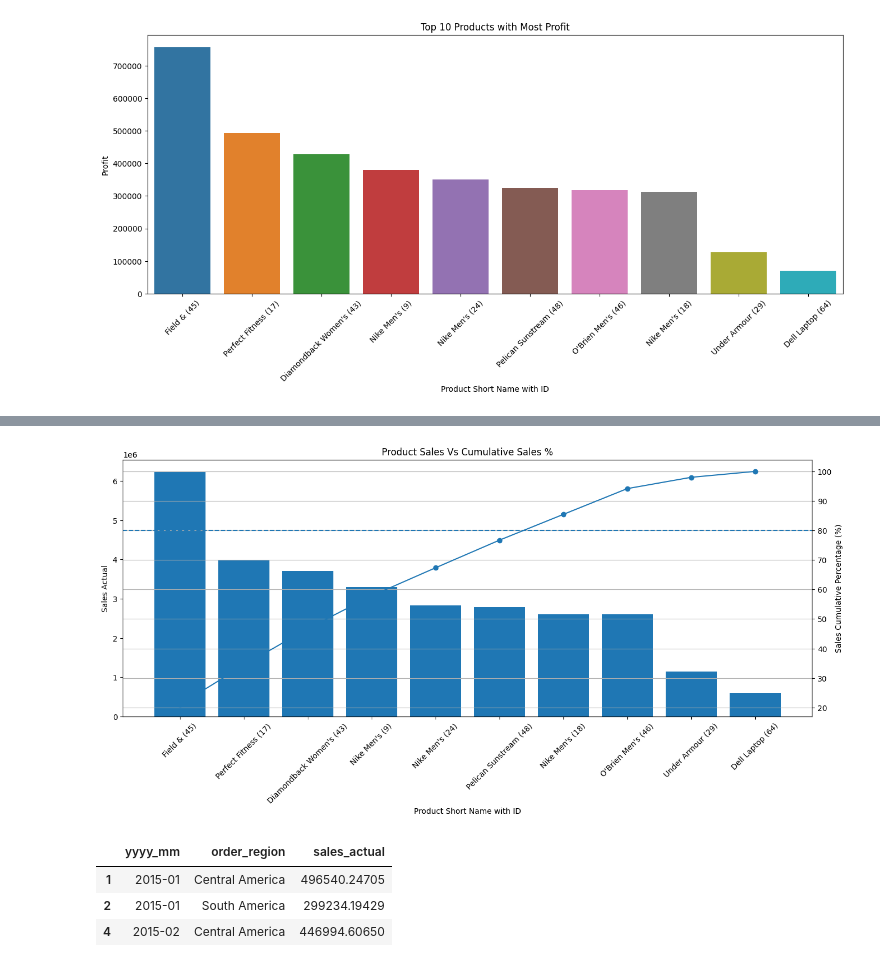
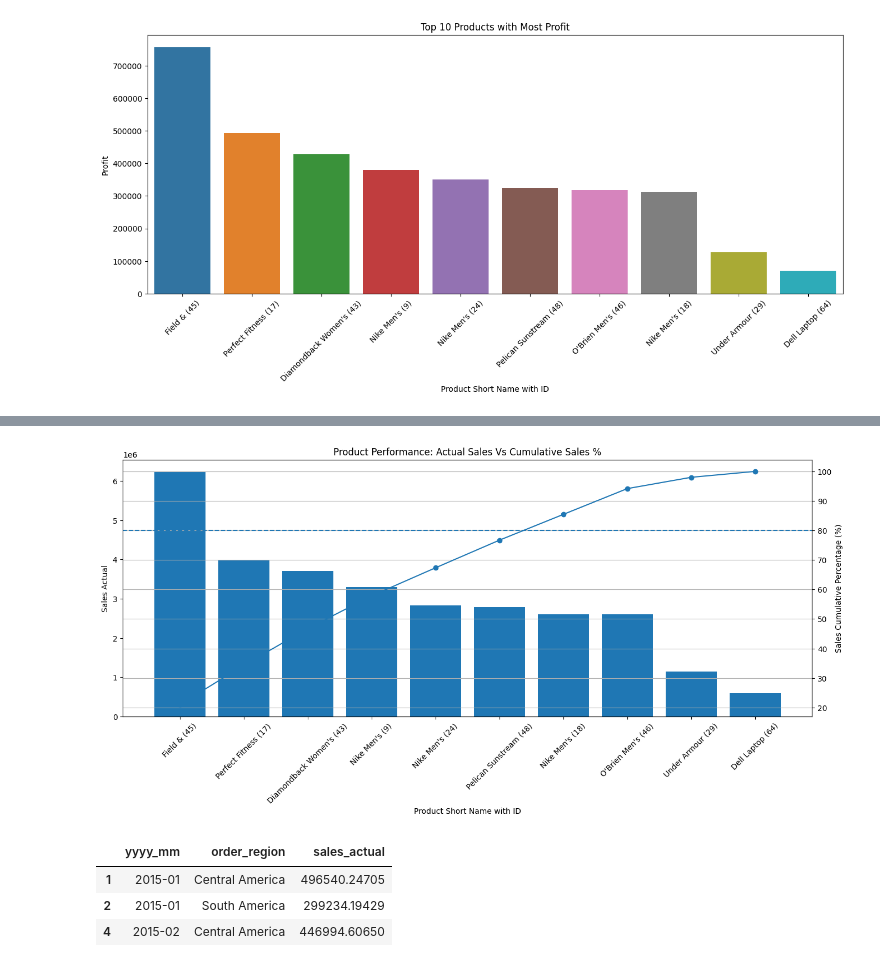
Before and after one commit to zaw-may/Supply-Chain-Analysis, a Jupyter notebook: NB01-SupplyChainPerformance.ipynb, the cells around one changed output, grey strips where cells are left out. Cells and saved outputs as stored; diff of their text form; code cells hidden in the pictures.

```diff
--- a/NB01-SupplyChainPerformance.ipynb
+++ b/NB01-SupplyChainPerformance.ipynb
@@ -288,20 +287,20 @@ product_performance
 # %%
 fig, ax1 = plt.subplots(figsize=(16,6))
 
 ax1.bar(product_performance['product_nickname'], product_performance['sales_actual'])
 ax1.set_xlabel("Product Short Name with ID")
 ax1.set_ylabel("Sales Actual")
 ax1.tick_params(axis = 'x', rotation = 45)
 
 ax2 = ax1.twinx()
 ax2.plot(product_performance['product_nickname'], product_performance['sales_cum_cent'], marker = 'o')
 ax2.set_ylabel("Sales Cumulative Percentage (%)")
 ax2.axhline(80, linestyle = '--')
 
-plt.title("Product Sales Vs Cumulative Sales %")
+plt.title("Product Performance: Actual Sales Vs Cumulative Sales %")
 plt.grid(axis='y')
 # %% [output]
-[figure, old version]
+[figure, new version]
 # %%
 refined_data['yyyy_mm'] = refined_data["order_date"].dt.to_period("M").astype(str)
 # %%
```
Also changed, not shown: parts of 5 cells of this notebook.
